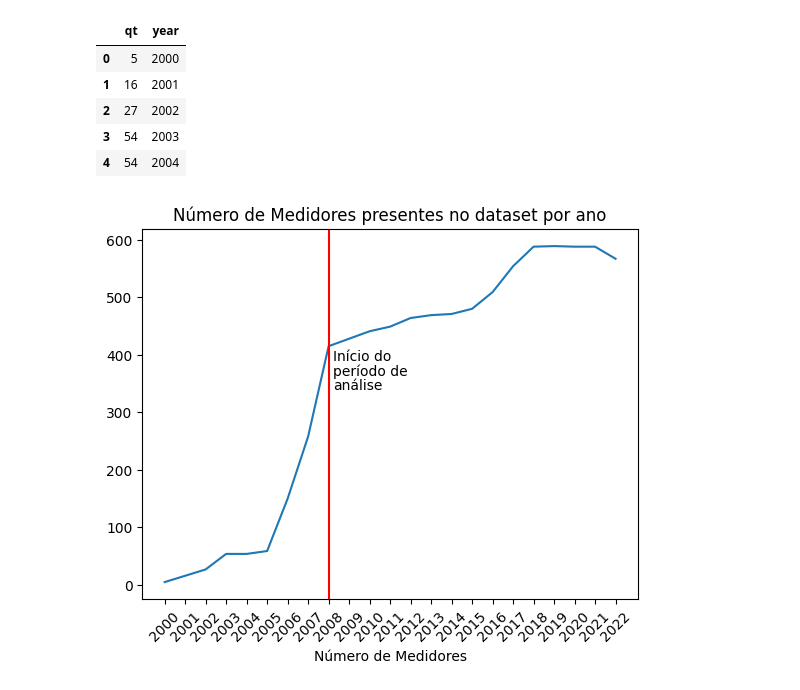
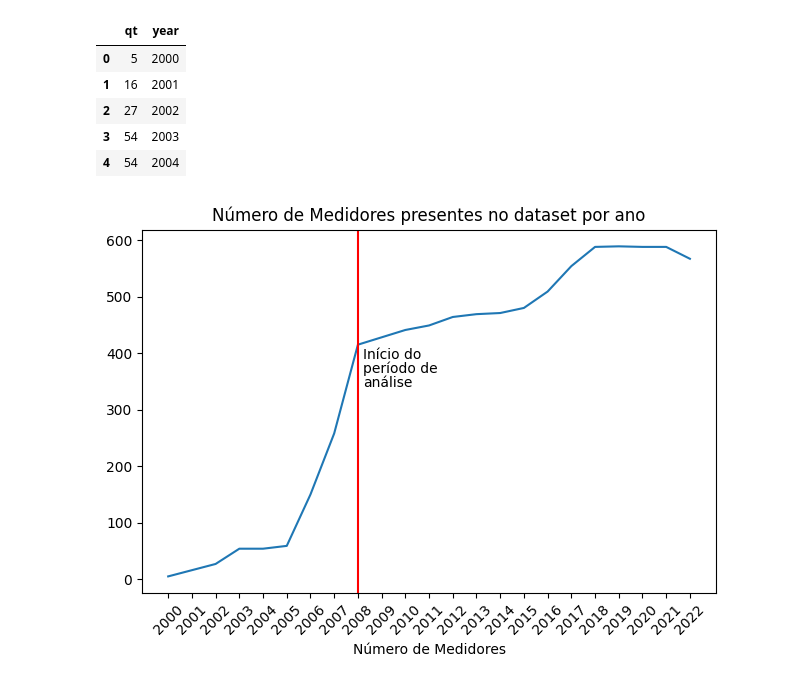
Before and after one commit to davilbs/TP_MDA, a Jupyter notebook: notebooks/0-dsc-stations-viz.ipynb, the cells around one changed output. Drawn from its saved outputs; the diff is of its cells as text; code cells hidden in the pictures.

```diff
--- a/notebooks/0-dsc-stations-viz.ipynb
+++ b/notebooks/0-dsc-stations-viz.ipynb
@@ -178,18 +178,19 @@ meds_per_year_df.head()
 # %%
 plt.plot(meds_per_year_df['year'], meds_per_year_df['qt'])
 year_list = meds_per_year_df['year'].tolist()
 plt.xticks(year_list, year_list, rotation=45)
 plt.axvline(2008, c='red')
 plt.text(2008.2, 390, "Início do")
 plt.text(2008.2, 365, "período de")
 plt.text(2008.2, 340, "análise")
 plt.xlabel("Ano")
 plt.xlabel("Número de Medidores")
 plt.title("Número de Medidores presentes no dataset por ano")
+plt.tight_layout()
 plt.savefig("assets/n_meds_per_year.png")
 plt.show()
 # %% [output]
-[figure, old version]
+[figure, new version]
 # %%
 meds_per_year_df['year'].tolist()
 # %% [output]
```
Also changed, not shown: 1 other file.
